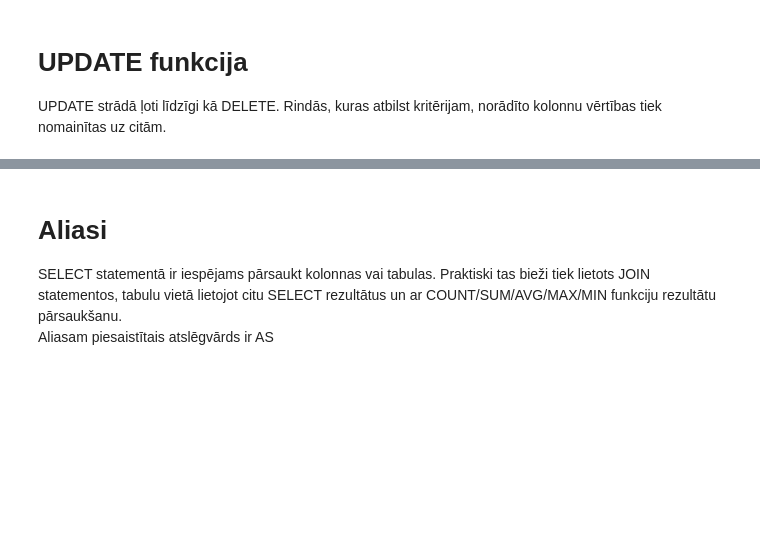
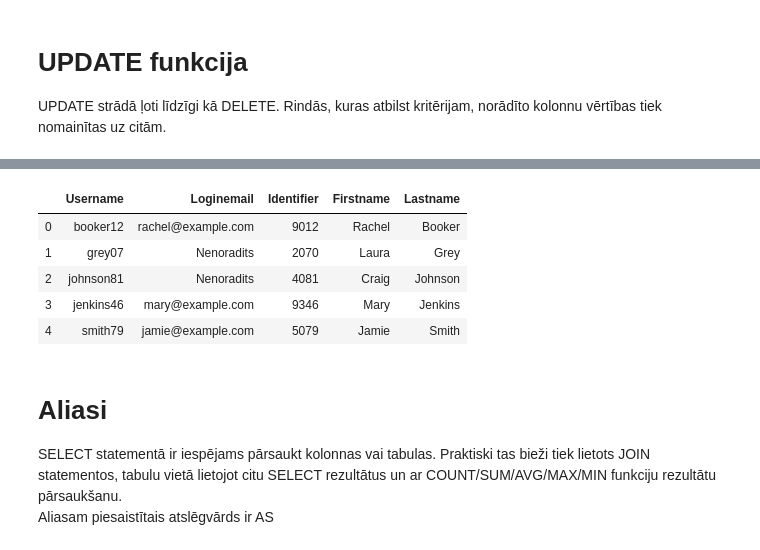
Before and after one commit to EduardsSevcenko/RCS_course, a Jupyter notebook: 3_sql_DBs/SQL_pamati_2.ipynb, the cells around one changed output, grey strips where cells are left out. Drawn from its saved outputs; the diff is of its cells as text; code cells hidden in the pictures; blank space fills up the shorter version.

```diff
--- a/3_sql_DBs/SQL_pamati_2.ipynb
+++ b/3_sql_DBs/SQL_pamati_2.ipynb
@@ -185,3 +297,12 @@ sql.query("update username_or_email set loginemail = 'Nenoradits' where loginema
+# %%
+sql.query("select * from username_or_email")
+# %% [output]
+|  | Username | Loginemail | Identifier | Firstname | Lastname |
+| 0 | booker12 | rachel@example.com | 9012 | Rachel | Booker |
+| 1 | grey07 | Nenoradits | 2070 | Laura | Grey |
+| 2 | johnson81 | Nenoradits | 4081 | Craig | Johnson |
+| 3 | jenkins46 | mary@example.com | 9346 | Mary | Jenkins |
+| 4 | smith79 | jamie@example.com | 5079 | Jamie | Smith |
 # %% [markdown]
 # Aliasi
 SELECT statementā ir iespējams pārsaukt kolonnas vai tabulas. Praktiski tas bieži tiek lietots JOIN statementos, tabulu vietā lietojot citu SELECT rezultātus un ar COUNT/SUM/AVG/MAX/MIN funkciju rezultātu pārsaukšanu.
```
Also changed, not shown: parts of 32 cells of this notebook, 2 other files.
